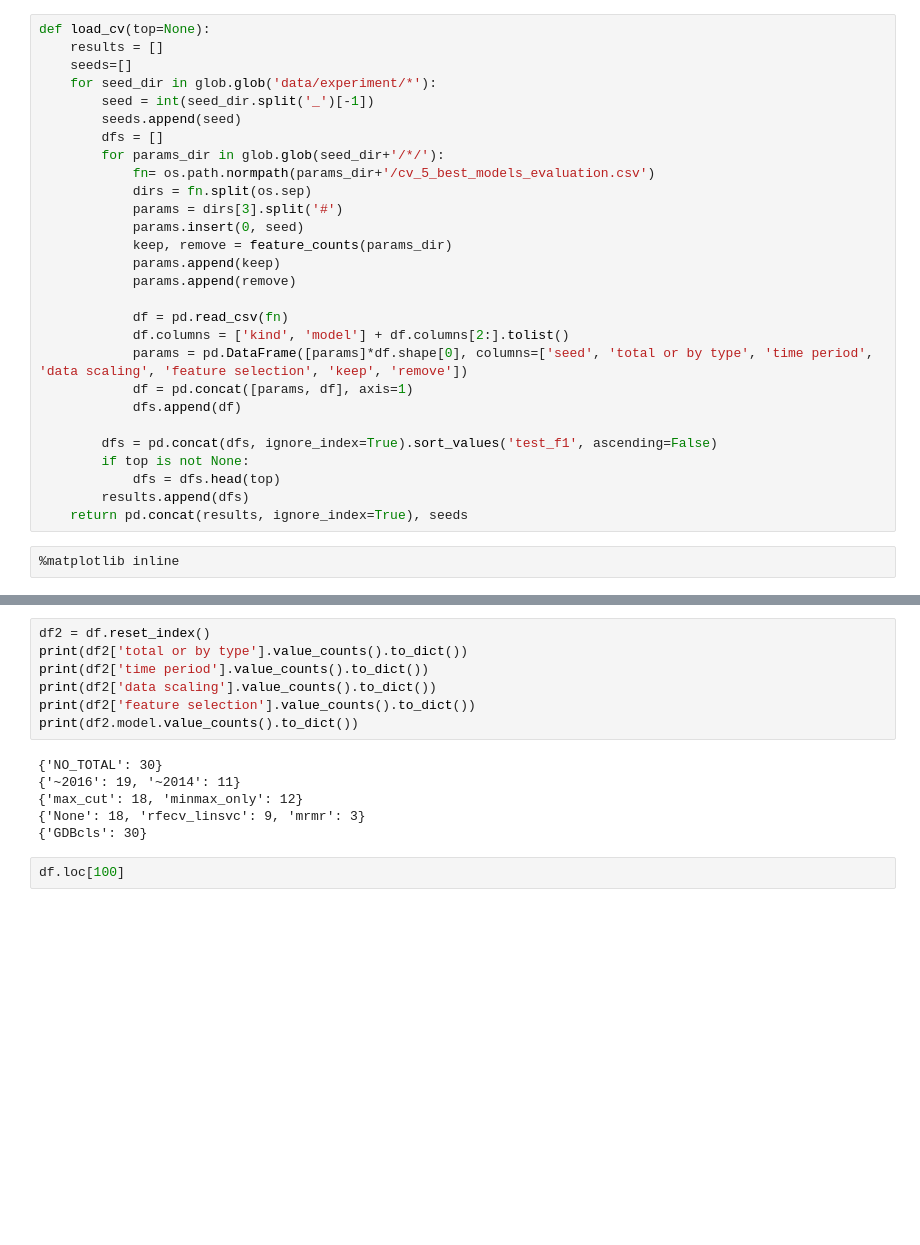
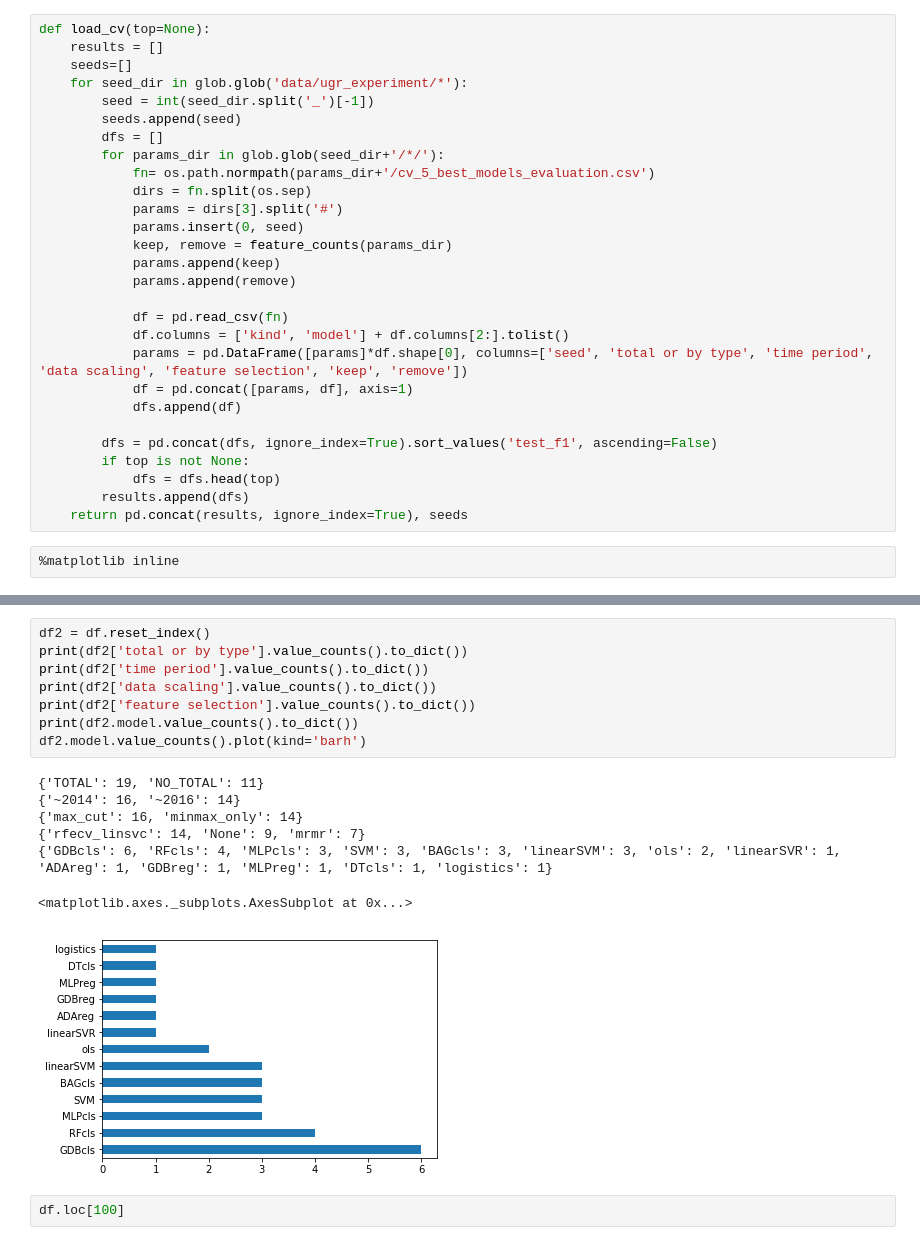
Before and after one commit to JHWu92/cysf_pred, a Jupyter notebook: agg report.ipynb, the cells around one changed output, grey strips where cells are left out. Saved outputs shown, nothing was run; the diff lists cells and outputs as text; blank space fills up the shorter version.

```diff
--- a/agg report.ipynb
+++ b/agg report.ipynb
@@ -14,7 +14,7 @@ def feature_counts(directory):
 def load_cv(top=None):
     results = []
     seeds=[]
-    for seed_dir in glob.glob('data/experiment/*'):
+    for seed_dir in glob.glob('data/ugr_experiment/*'):
         seed = int(seed_dir.split('_')[-1])
         seeds.append(seed)
         dfs = []
@@ -68,16 +68,19 @@ df.reset_index()
 # %%
 df2 = df.reset_index()
 print(df2['total or by type'].value_counts().to_dict())
 print(df2['time period'].value_counts().to_dict())
 print(df2['data scaling'].value_counts().to_dict())
 print(df2['feature selection'].value_counts().to_dict())
 print(df2.model.value_counts().to_dict())
+df2.model.value_counts().plot(kind='barh')
 # %% [output]
-{'NO_TOTAL': 30}
-{'~2016': 19, '~2014': 11}
-{'max_cut': 18, 'minmax_only': 12}
-{'None': 18, 'rfecv_linsvc': 9, 'mrmr': 3}
-{'GDBcls': 30}
+{'TOTAL': 19, 'NO_TOTAL': 11}
+{'~2014': 16, '~2016': 14}
+{'max_cut': 16, 'minmax_only': 14}
+{'rfecv_linsvc': 14, 'None': 9, 'mrmr': 7}
+{'GDBcls': 6, 'RFcls': 4, 'MLPcls': 3, 'SVM': 3, 'BAGcls': 3, 'linearSVM': 3, 'ols': 2, 'linearSVR': 1, 'ADAreg': 1, 'GDBreg': 1, 'MLPreg': 1, 'DTcls': 1, 'logistics': 1}
+<matplotlib.axes._subplots.AxesSubplot at 0x...>
+[figure, added]
 # %%
 df.loc[100]
 # %% [output]
```
Also changed, not shown: parts of 2 cells of this notebook.
